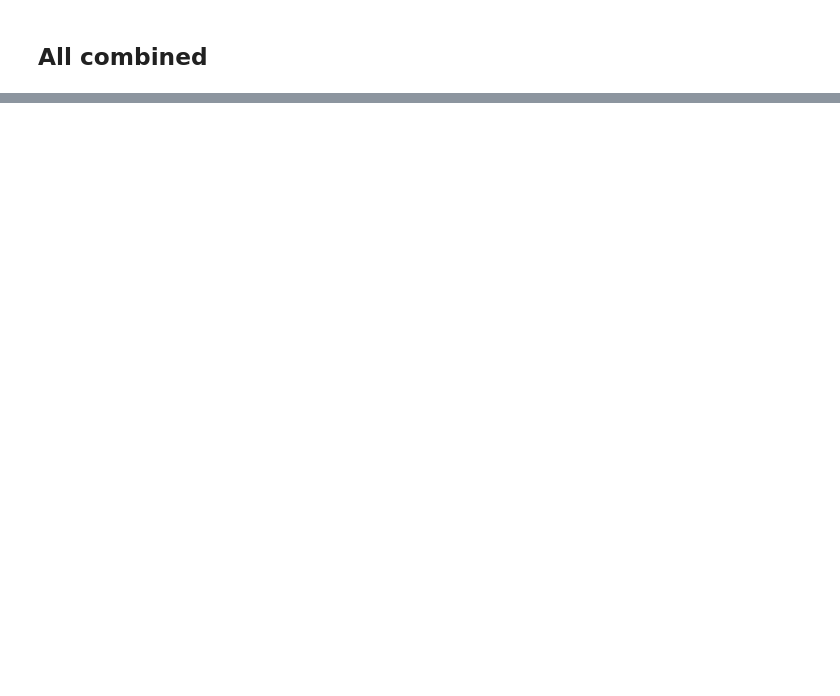
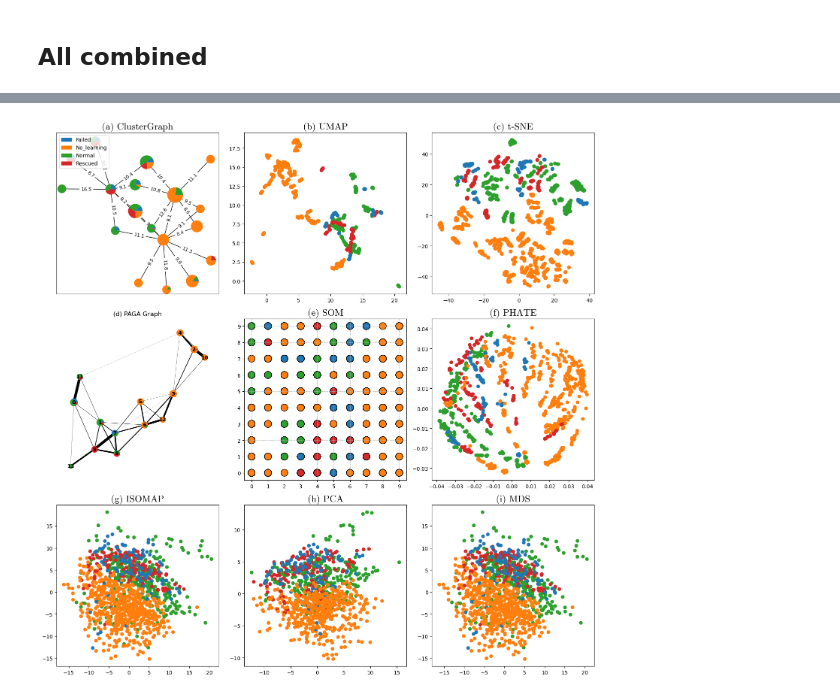
Before and after one commit to dioscuri-tda/ClusterGraph, a Jupyter notebook: examples/4_mice_protein.ipynb, the cells around one changed output, grey strips where cells are left out. Drawn from its saved outputs; the diff is of its cells as text; code cells hidden in the pictures; blank space fills up the shorter version.

```diff
--- a/examples/4_mice_protein.ipynb
+++ b/examples/4_mice_protein.ipynb
@@ -237,0 +406,91 @@ plt.show()
+# %%
+# Coloring the graph with the labels
+cluster_g.color_graph(
+    node_color_labels=np.array(hex_colors),  # here the labels already contain the colors
+)
+
+connectivity_graph = cluster_g.prune_conn(nb_edge_pruned=130)
+# %%
+fig, axs = plt.subplots(3, 3, figsize=(15, 15))
+
+pos = nx.spring_layout(
+    connectivity_graph, seed=42, iterations=100, scale=1, center=(0, 0), weight="spring"
+)
+
+nx.draw_networkx_edges(connectivity_graph, pos=pos, ax=axs[0, 0])
+
+edge_labels = {
+    (u, v): "{:.1f}".format(data["weight_plot"])
+    for u, v, data in connectivity_graph.edges(data=True)
+}
+nx.draw_networkx_edge_labels(
+    connectivity_graph,
+    pos,
+    edge_labels=edge_labels,
+    font_color="black",
+    font_size=9,
+    ax=axs[0, 0],
+)
+
+xlim = axs[0, 0].get_xlim()
+ylim = axs[0, 0].get_ylim()
+
+for node, data in connectivity_graph.nodes(data=True):
+
+    attributes = connectivity_graph.nodes[node]["data_perc_labels"]
+    keys = list(attributes)
+    attrs = [attributes[k] for k in keys]
+
+    axs[0, 0].pie(
+        attrs,
+        center=pos[node],
+        colors=[k for k in keys],
+        radius=max(data["size_plot"] * 0.3, 0.05),
+        frame=True,
+    )
+
+
+axs[0, 0].legend(handles=patches, loc="upper left")
+
+axs[0, 0].set_aspect("auto")
+xlim = (xlim[0] * 0.9, xlim[1] * 0.9)
+axs[0, 0].set_xlim(xlim)
+axs[0, 0].set_ylim((-(xlim[1] - xlim[0]) / 2, (xlim[1] - xlim[0]) / 2))
+
+
+axs[0, 0].set_title("(a) ClusterGraph", fontname="serif", family="cmr10", size=18)
+
+axs[0, 1].scatter(X_umap[:, 0], X_umap[:, 1], c=hex_colors)
+axs[0, 1].set_title("(b) UMAP", fontname="serif", family="cmr10", size=18)
+
+axs[0, 2].scatter(X_tnse[:, 0], X_tnse[:, 1], c=hex_colors)
+axs[0, 2].set_title("(c) t-SNE", fontname="serif", family="cmr10", size=18)
+
+sc.pl.paga(adata, color="labels", show=False, frameon=False, title="(d) PAGA Graph", cmap='tab10', ax=axs[1,0])
+
+scatter = axs[1, 1].scatter(bmu_x, bmu_y, c=hex_colors, edgecolors="k", s=180)
+axs[1, 1].set_title("(e) SOM", fontname="serif", family="cmr10", size=18)
+axs[1, 1].set_xticks(range(som_size[0]))  # Grid x-axis
+axs[1, 1].set_yticks(range(som_size[1]))  # Grid y-axis
+axs[1, 1].grid(True, linestyle="--", linewidth=0.5)
+
+
+axs[1, 2].scatter(X_phate[:, 0], X_phate[:, 1], c=hex_colors)
+axs[1, 2].set_title("(f) PHATE", fontname="serif", family="cmr10", size=18)
+
+axs[2, 0].scatter(X_mds[:, 0], X_mds[:, 1], c=hex_colors)
+axs[2, 0].set_title("(g) ISOMAP", fontname="serif", family="cmr10", size=18)
+
+
+axs[2, 1].scatter(X_pca[:, 0], X_pca[:, 1], c=hex_colors)
+axs[2, 1].set_title("(h) PCA", fontname="serif", family="cmr10", size=18)
+
+axs[2, 2].scatter(X_mds[:, 0], X_mds[:, 1], c=hex_colors)
+axs[2, 2].set_title("(i) MDS", fontname="serif", family="cmr10", size=18)
+
+
+plt.tight_layout()
+plt.savefig("mice.pdf")
+plt.show()
+# %% [output]
+[figure, added]
```
Also changed, not shown: parts of 13 cells of this notebook, 5 other files.
